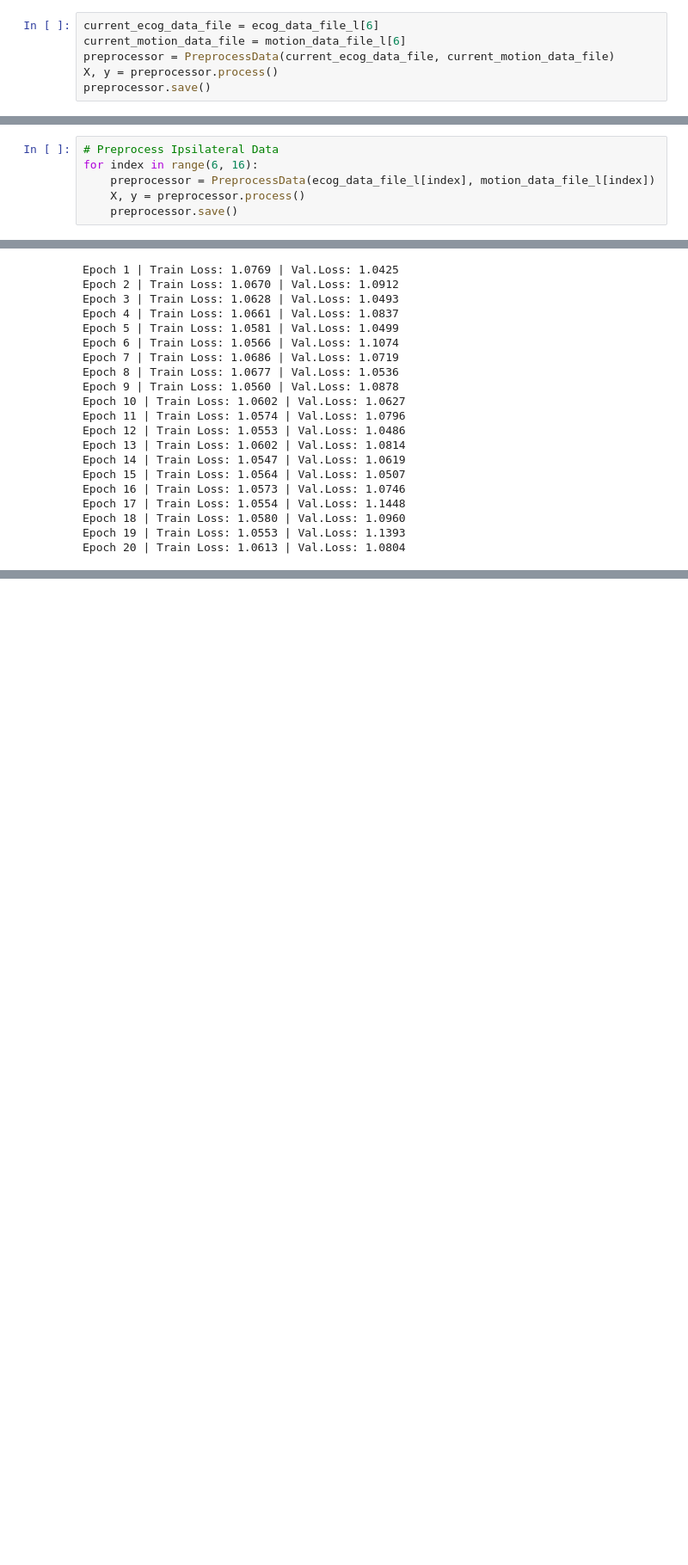
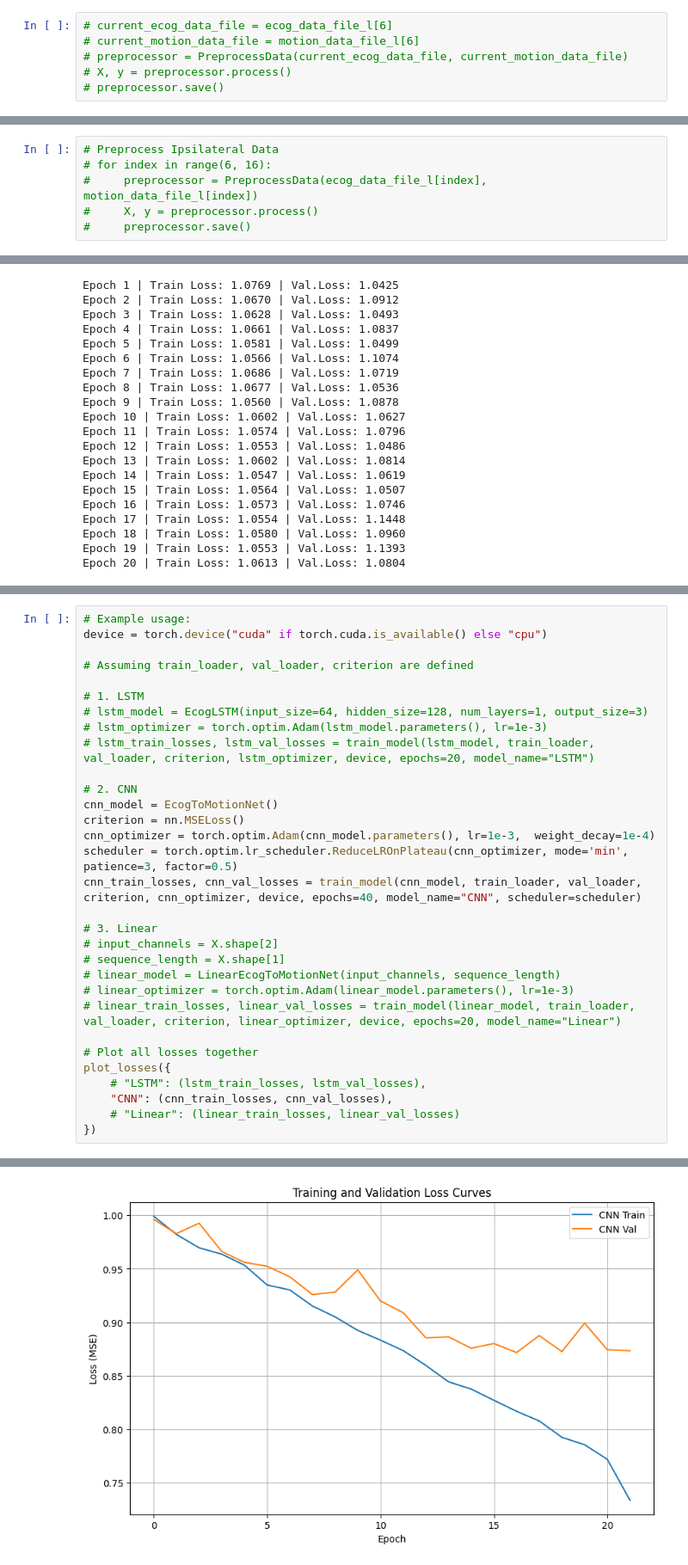
Before and after one commit to efwoods/CRCNS, a Jupyter notebook: data_analysis.ipynb, the cells around one changed output, grey strips where cells are left out. Shown: that part at 86% size. Saved outputs shown, nothing was run; the diff lists cells and outputs as text; blank space fills up the shorter version.

```diff
--- a/data_analysis.ipynb
+++ b/data_analysis.ipynb
@@ -245,8 +343,8 @@ ecog_data_file_l[6]
 # %% [output]
 '/home/linux-pc/gh/CRCNS/src/motor_cortex/data/data/Ipsilateral/2018-05-10_(S7)/ecog_data.csv'
 # %%
-current_ecog_data_file = ecog_data_file_l[6]
-current_motion_data_file = motion_data_file_l[6]
-preprocessor = PreprocessData(current_ecog_data_file, current_motion_data_file)
-X, y = preprocessor.process()
-preprocessor.save()
+# current_ecog_data_file = ecog_data_file_l[6]
+# current_motion_data_file = motion_data_file_l[6]
+# preprocessor = PreprocessData(current_ecog_data_file, current_motion_data_file)
+# X, y = preprocessor.process()
+# preprocessor.save()
@@ -253,9 +353,9 @@ preprocessor.save()
 # %%
 # Preprocess Ipsilateral Data
-for index in range(6, 16):
-    preprocessor = PreprocessData(ecog_data_file_l[index], motion_data_file_l[index])
-    X, y = preprocessor.process()
-    preprocessor.save()
+# for index in range(6, 16):
+#     preprocessor = PreprocessData(ecog_data_file_l[index], motion_data_file_l[index])
+#     X, y = preprocessor.process()
+#     preprocessor.save()
 # %% [output]
 KeyboardInterrupt:
 # %%
@@ -647,0 +649,32 @@ Early stopping at epoch 11
+# %%
+# Example usage:
+device = torch.device("cuda" if torch.cuda.is_available() else "cpu")
+
+# Assuming train_loader, val_loader, criterion are defined
+
+# 1. LSTM
+# lstm_model = EcogLSTM(input_size=64, hidden_size=128, num_layers=1, output_size=3)
+# lstm_optimizer = torch.optim.Adam(lstm_model.parameters(), lr=1e-3)
+# lstm_train_losses, lstm_val_losses = train_model(lstm_model, train_loader, val_loader, criterion, lstm_optimizer, device, epochs=20, model_name="LSTM")
+
+# 2. CNN
+cnn_model = EcogToMotionNet()
+criterion = nn.MSELoss()
+cnn_optimizer = torch.optim.Adam(cnn_model.parameters(), lr=1e-3,  weight_decay=1e-4)
+scheduler = torch.optim.lr_scheduler.ReduceLROnPlateau(cnn_optimizer, mode='min', patience=3, factor=0.5)
+cnn_train_losses, cnn_val_losses = train_model(cnn_model, train_loader, val_loader, criterion, cnn_optimizer, device, epochs=40, model_name="CNN", scheduler=scheduler)
+
+# 3. Linear
+# input_channels = X.shape[2]
+# sequence_length = X.shape[1]
+# linear_model = LinearEcogToMotionNet(input_channels, sequence_length)
+# linear_optimizer = torch.optim.Adam(linear_model.parameters(), lr=1e-3)
+# linear_train_losses, linear_val_losses = train_model(linear_model, train_loader, val_loader, criterion, linear_optimizer, device, epochs=20, model_name="Linear")
+
+# Plot all losses together
+plot_losses({
+    # "LSTM": (lstm_train_losses, lstm_val_losses),
+    "CNN": (cnn_train_losses, cnn_val_losses),
+    # "Linear": (linear_train_losses, linear_val_losses)
+})
+# %% [output]
@@ -647,0 +698 @@ Early stopping at epoch 11
+[figure, added]
```
Also changed, not shown: parts of 13 cells of this notebook, 3 other files.
